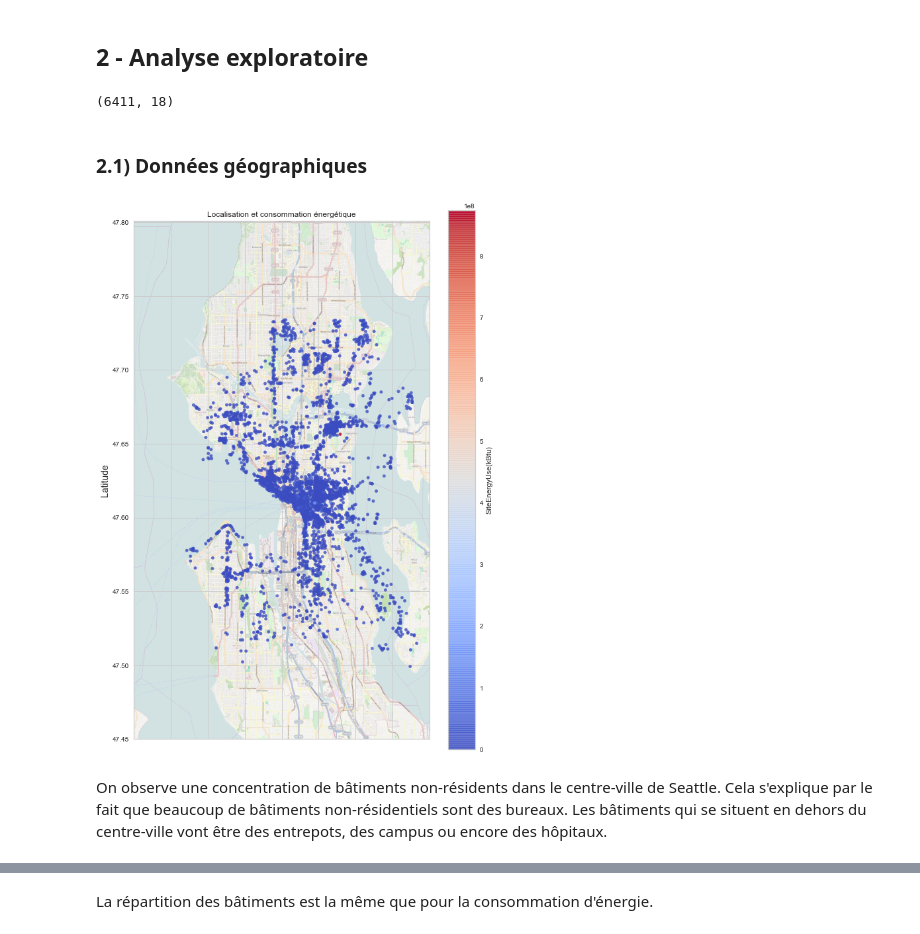
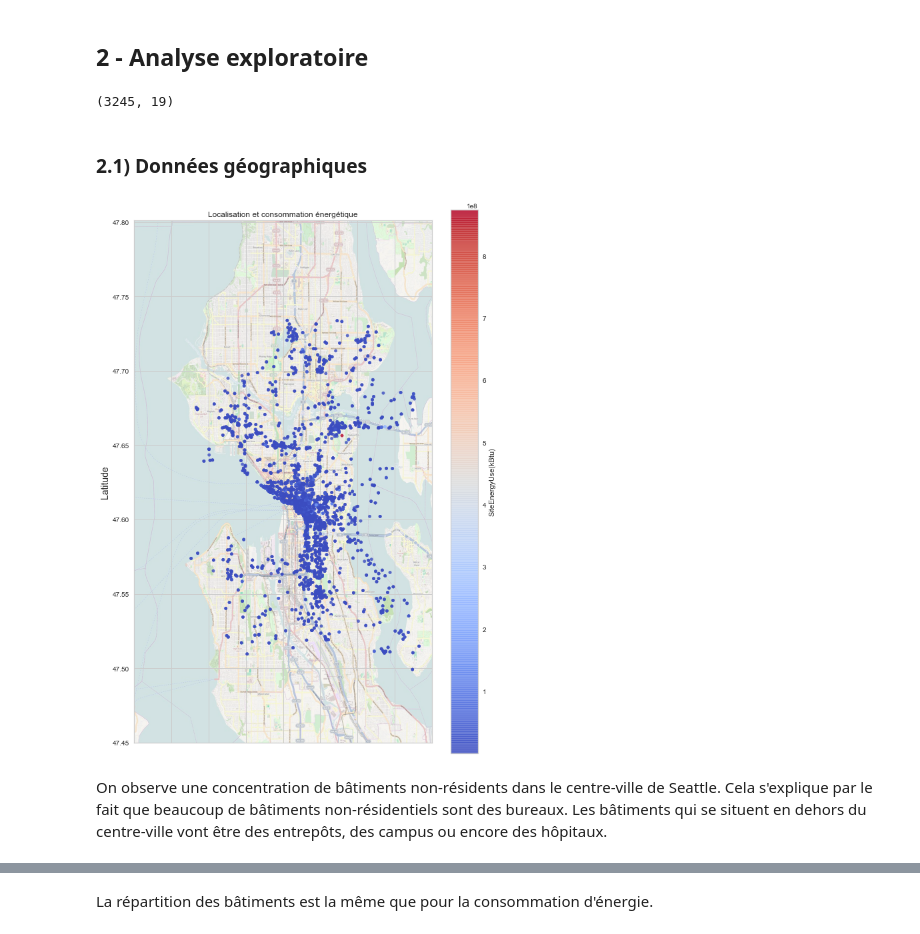
Before and after one commit to Sylvariane/Anticipez_les_besoins_en_electricite, a Jupyter notebook: Pélec_01_notebook.ipynb, the cells around one changed output, grey strips where cells are left out. Saved outputs shown, nothing was run; the diff lists cells and outputs as text; code cells hidden in the pictures.

Commit message:
ajout de bins_age, calcul des modèles avec correction des doublons à cause de l'ajout des clusters

```diff
--- a/Pélec_01_notebook.ipynb
+++ b/Pélec_01_notebook.ipynb
@@ -285,2 +288,5 @@ On remplace l'année de construction du bâtiment par son âge
 # %%
 df["Age"] = df["DataYear"] - df["YearBuilt"]
+# %%
+# Simplification de la variable "Age"
+df["Bins_Age"] = pd.qcut(df["Age"], 4, labels=["Very Old", "Old", "Medium", "Recent"])
@@ -334,4 +350,5 @@ visualizer.show();
 # %%
+# Calcul du K-Means et affectation du cluster à chaque bâtiment
 kmeans = KMeans(n_clusters=4)
 
 kmeans.fit(X_scaled)
@@ -339,6 +356,8 @@ pred = kmeans.predict(X_scaled)
 
 clusters = pd.DataFrame(pred, index=df["OSEBuildingID"]).reset_index()
 clusters.columns = ["OSEBuildingID", "Clusters"]
-clusters.head(3)
+df = pd.merge(df, clusters, on="OSEBuildingID")
+df.drop_duplicates(inplace=True)
+df.head3()
 # %% [output]
 |  | OSEBuildingID | Clusters |
@@ -375,4 +383,4 @@ Maintenant que nos données ont été traités et nettoyés, on va sauvegarder c
 # %%
 df.shape
 # %% [output]
-(6411, 18)
+(3245, 19)
@@ -381,17 +391,17 @@ df.shape
 # %%
 import matplotlib.image as mpimg
 seattle_img=mpimg.imread('illustrations/Map_Seattle.jpg')
-ax = df_2016.plot(kind="scatter", x="Longitude", y="Latitude", figsize=(10,15),
+ax = df.plot(kind="scatter", x="Longitude", y="Latitude", figsize=(10,15),
         alpha = 0.8, c="SiteEnergyUse(kBtu)", colorbar=True, cmap=plt.get_cmap("coolwarm"))
 plt.imshow(seattle_img, extent=[-122.45, -122.25, 47.45, 47.801], alpha=0.6)
 plt.xlabel("Longitude", fontsize=14)
 plt.ylabel("Latitude", fontsize=14)
 plt.title("Localisation et consommation énergétique")
 
 plt.show()
 # %% [output]
-[figure, old version]
+[figure, new version]
 # %% [markdown]
-On observe une concentration de bâtiments non-résidents dans le centre-ville de Seattle. Cela s'explique par le fait que beaucoup de bâtiments non-résidentiels sont des bureaux. Les bâtiments qui se situent en dehors du centre-ville vont être des entrepots, des campus ou encore des hôpitaux.
+On observe une concentration de bâtiments non-résidents dans le centre-ville de Seattle. Cela s'explique par le fait que beaucoup de bâtiments non-résidentiels sont des bureaux. Les bâtiments qui se situent en dehors du centre-ville vont être des entrepôts, des campus ou encore des hôpitaux.
 # %%
 seattle_img=mpimg.imread('illustrations/Map_Seattle.jpg')
```
Also changed, not shown: parts of 50 cells of this notebook, 1 other file.
